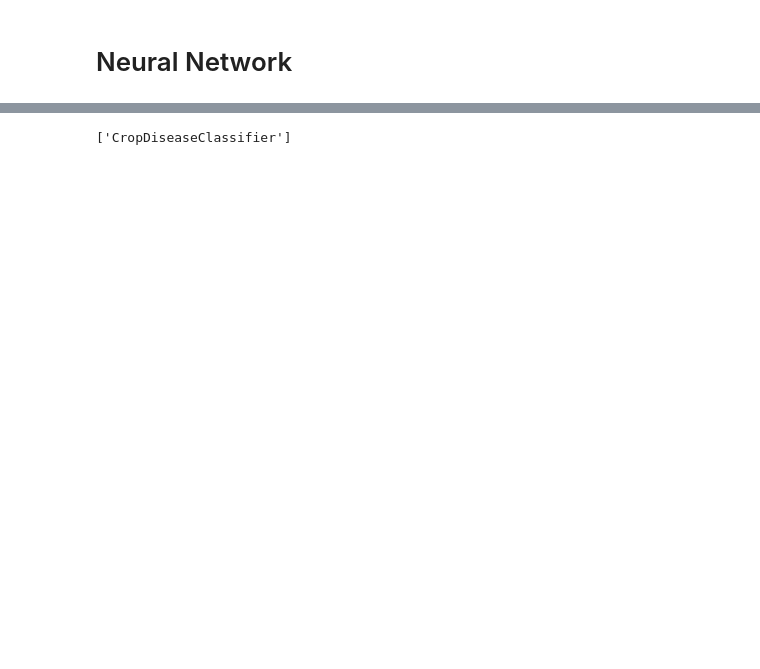
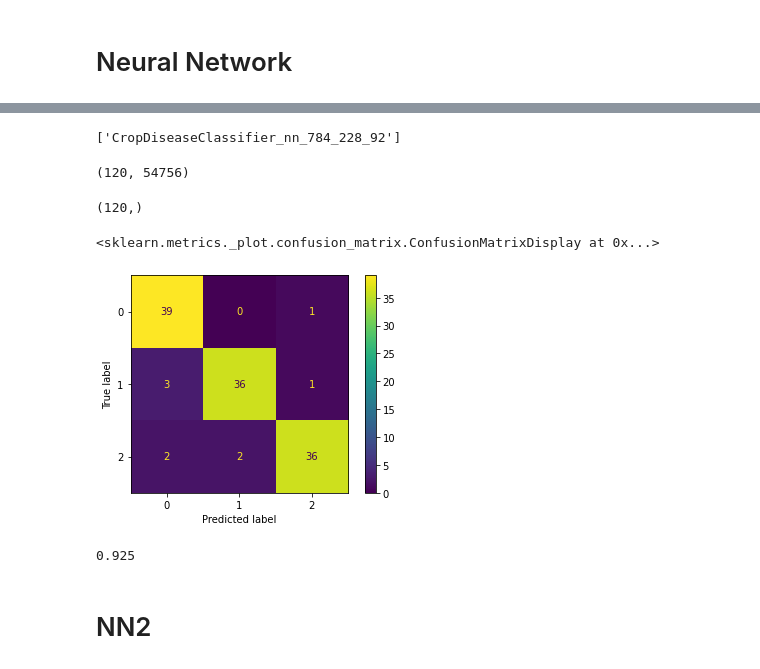
Before and after one commit to skhapijulhossen/deep-learning, a Jupyter notebook: RiceLeafCropDisease/model.ipynb, the cells around one changed output, grey strips where cells are left out. Drawn from its saved outputs; the diff is of its cells as text; code cells hidden in the pictures; blank space fills up the shorter version.

```diff
--- a/RiceLeafCropDisease/model.ipynb
+++ b/RiceLeafCropDisease/model.ipynb
@@ -103,9 +102,6 @@ accuracy_score(test_labels, ypred)
 # %%
 from sklearn.neural_network import MLPClassifier
 
-nn = MLPClassifier(
-    activation='logistic',
-    hidden_layer_sizes=(100, 64, 10),
-    random_state=42, verbose=2, max_iter=333)
+nn = MLPClassifier(activation='logistic',hidden_layer_sizes=(784, 228),verbose=2)
 nn.fit(train_images, train_labels)
 # %% [output]
@@ -142,5 +137,29 @@ accuracy_score(test_labels, ypred)
 # %%
 from joblib import dump
-dump(nn, 'CropDiseaseClassifier')
+dump(nn, 'CropDiseaseClassifier_nn_784_228_92')
 # %% [output]
-['CropDiseaseClassifier']
+['CropDiseaseClassifier_nn_784_228_92']
+# %%
+folders = ['Bacterial_leaf_blight', 'Brown_spot', 'Leaf_smut']
+image_vectorsT = []
+LabelsT = []
+for d in folders:
+    label = folders.index(d)
+    for file in os.listdir(f'data\\{d}'):
+        image = io.imread(f'data\\{d}\\{file}', as_gray=True)
+        rescaled_image = rescale(image, 1/2)
+        resized_image = resize(rescaled_image, (228,228))
+        hog_feature = hog(resized_image)
+        image_vectorsT.append(hog_feature)
+        LabelsT.append(label)
+# %%
+feature_vectors_test = np.array(image_vectorsT)
+labels_test = np.array(LabelsT)
+# %%
+feature_vectors_test.shape
+# %% [output]
+(120, 54756)
+# %%
+labels_test.shape
+# %% [output]
+(120,)
@@ -146,0 +168,12 @@ dump(nn, 'CropDiseaseClassifier')
+# %%
+plot_confusion_matrix(nn, feature_vectors_test, labels_test)
+# %% [output]
+<sklearn.metrics._plot.confusion_matrix.ConfusionMatrixDisplay at 0x...>
+[figure, added]
+# %%
+ypred = nn.predict(feature_vectors_test).astype(np.float64)
+accuracy_score(labels_test, ypred)
+# %% [output]
+0.925
+# %% [markdown]
+# NN2
```
Also changed, not shown: parts of 16 cells of this notebook.
